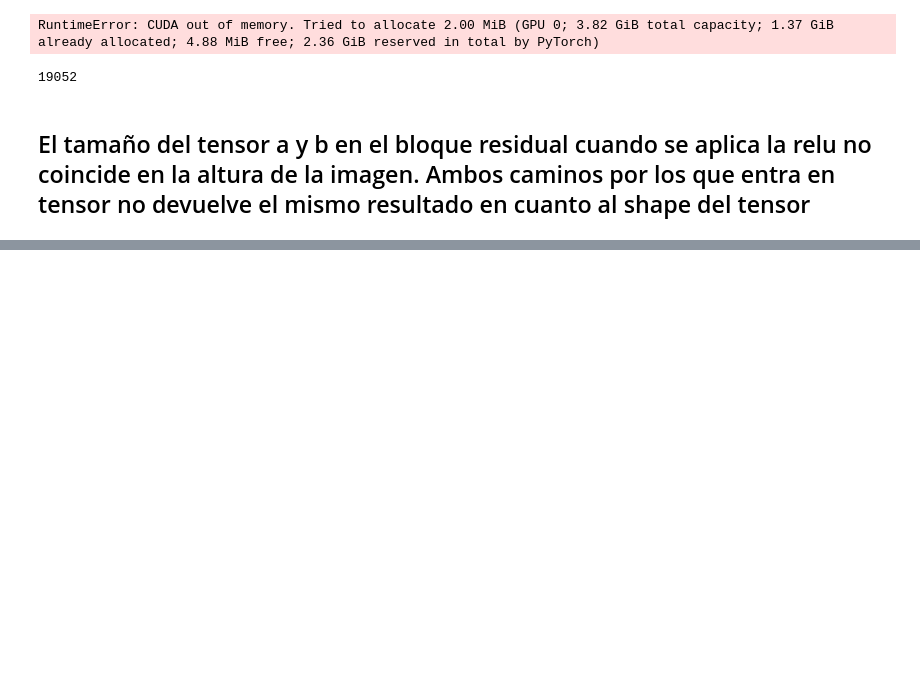
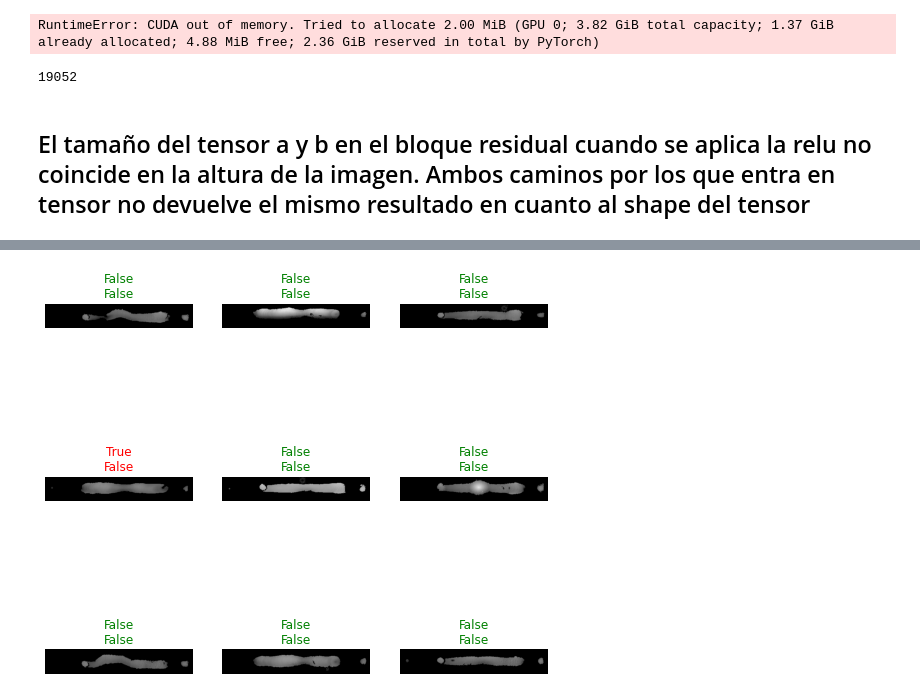
Before and after one commit to Istaliyan/PruebasTFG, a Jupyter notebook: Istalinet.ipynb, the cells around one changed output, grey strips where cells are left out. Drawn from its saved outputs; the diff is of its cells as text; code cells hidden in the pictures; blank space fills up the shorter version.

```diff
--- a/Istalinet.ipynb
+++ b/Istalinet.ipynb
@@ -248,0 +232,2 @@ SuggestedLRs(lr_min=1.584893179824576e-05, lr_steep=0.033113110810518265)
+# %%
+learn.fit_one_cycle(4)
@@ -248,0 +240,3 @@ SuggestedLRs(lr_min=1.584893179824576e-05, lr_steep=0.033113110810518265)
+# %%
+learn.show_results()
+# %% [output]
@@ -248,0 +244 @@ SuggestedLRs(lr_min=1.584893179824576e-05, lr_steep=0.033113110810518265)
+[figure, added]
```
Also changed, not shown: parts of 6 cells of this notebook.
